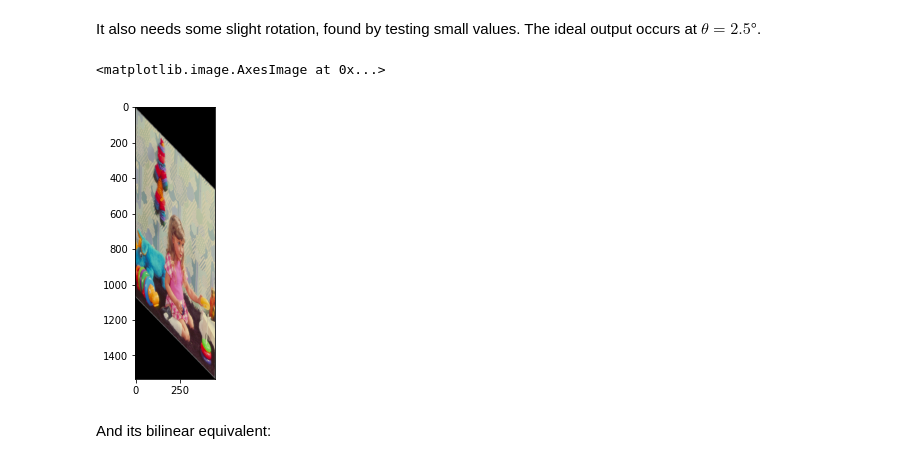
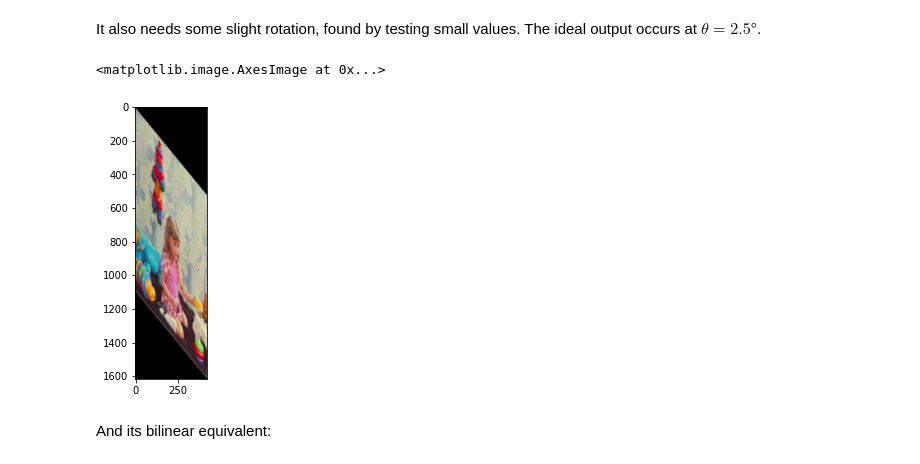
Before and after one commit to Af4rinz/CV-Codelets, a Jupyter notebook: Cube_Transform.ipynb, the cells around one changed output. Cells and saved outputs as stored; diff of their text form; code cells hidden in the pictures.

```diff
--- a/Cube_Transform.ipynb
+++ b/Cube_Transform.ipynb
@@ -149,7 +148,7 @@ def affine_transform (img, r, c, T, interp='nearest_neighbours'):
       transformed[i, j,:] = globals()[interp](i, j, img, T_inv)
   return transformed
 # %%
-T = np.array([[2, 0.95, 0],
+T = np.array([[2, 1.1, 0],
               [0, 1, 0],
               [0, 0, 1]])
 # calculate output size
@@ -185,16 +188,17 @@ plt.show()
 It also needs some slight rotation, found by testing small values. The ideal output occurs at ${θ = 2.5°}$.
 # %%
 import math as m
-T = np.array([[m.cos(m.radians(2.5)), m.sin(m.radians(2.5)), 0],
-              [-m.sin(m.radians(2.5)), m.cos(m.radians(2.5)), 0],
+theta = 3.2
+T = np.array([[m.cos(m.radians(theta)), m.sin(m.radians(theta)), 0],
+              [-m.sin(m.radians(theta)), m.cos(m.radians(theta)), 0],
               [0, 0, 1]])
 out_shape = (np.ceil(np.array([girl_transformed.shape[0], girl_transformed.shape[1], 1]) @ T.transpose())).astype(int)
 girl_transformed2 = np.zeros((out_shape[0], out_shape[1], 3), dtype=np.uint8)
 girl_transformed2 = affine_transform(girl_transformed, out_shape[0], out_shape[1], T)
 plt.figure(figsize=(5,5))
 plt.imshow(girl_transformed2)
 # %% [output]
 <matplotlib.image.AxesImage at 0x...>
-[figure, old version]
+[figure, new version]
 # %% [markdown]
 And its bilinear equivalent:
```
Also changed, not shown: parts of 31 cells of this notebook.
